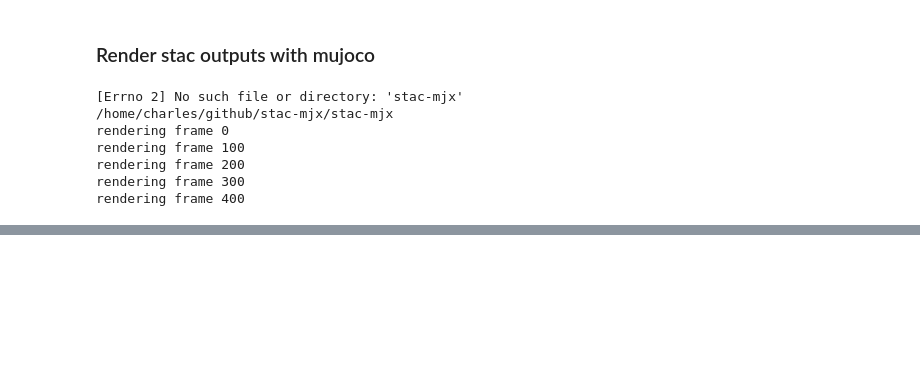
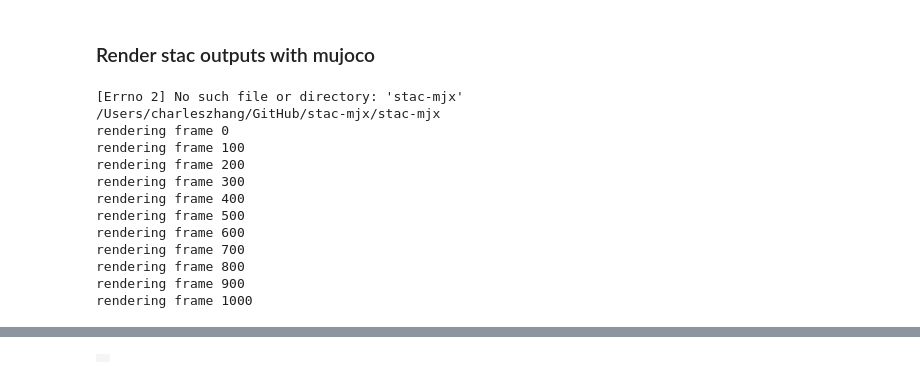
Before and after one commit to talmolab/stac-mjx, a Jupyter notebook: render.ipynb, the cells around one changed output, grey strips where cells are left out. Cells and saved outputs as stored; diff of their text form; code cells hidden in the pictures; blank space fills up the shorter version.

```diff
--- a/render.ipynb
+++ b/render.ipynb
@@ -11,10 +11,10 @@ import utils
 os.environ["MUJOCO_GL"] = "osmesa"
 
 # set args and initialize params
-rat_xml = "../models/rodent_stac.xml"
-data_path = "../fit_500_4_4_opt.p"
+rat_xml = "../models/rodent_stac_optimized.xml"
+data_path = "../transform_1000.p"
 params_path = "../params/params.yaml"
-n_frames=500
+n_frames=1000
 save_path="../videos/direct_render.mp4"
 utils.init_params(params_path)
 
@@ -23,9 +23,15 @@ frames = mujoco_viz(data_path, rat_xml, n_frames, save_path)
 media.show_video(frames, fps=utils.params["RENDER_FPS"])
 # %% [output]
 [Errno 2] No such file or directory: 'stac-mjx'
-/home/charles/github/stac-mjx/stac-mjx
+/Users/charleszhang/GitHub/stac-mjx/stac-mjx
 rendering frame 0
 rendering frame 100
 rendering frame 200
 rendering frame 300
 rendering frame 400
+rendering frame 500
+rendering frame 600
+rendering frame 700
+rendering frame 800
+rendering frame 900
+rendering frame 1000
@@ -32,0 +38 @@ rendering frame 400
+|  |
```
Also changed, not shown: parts of 1 cell of this notebook, 4 other files.
